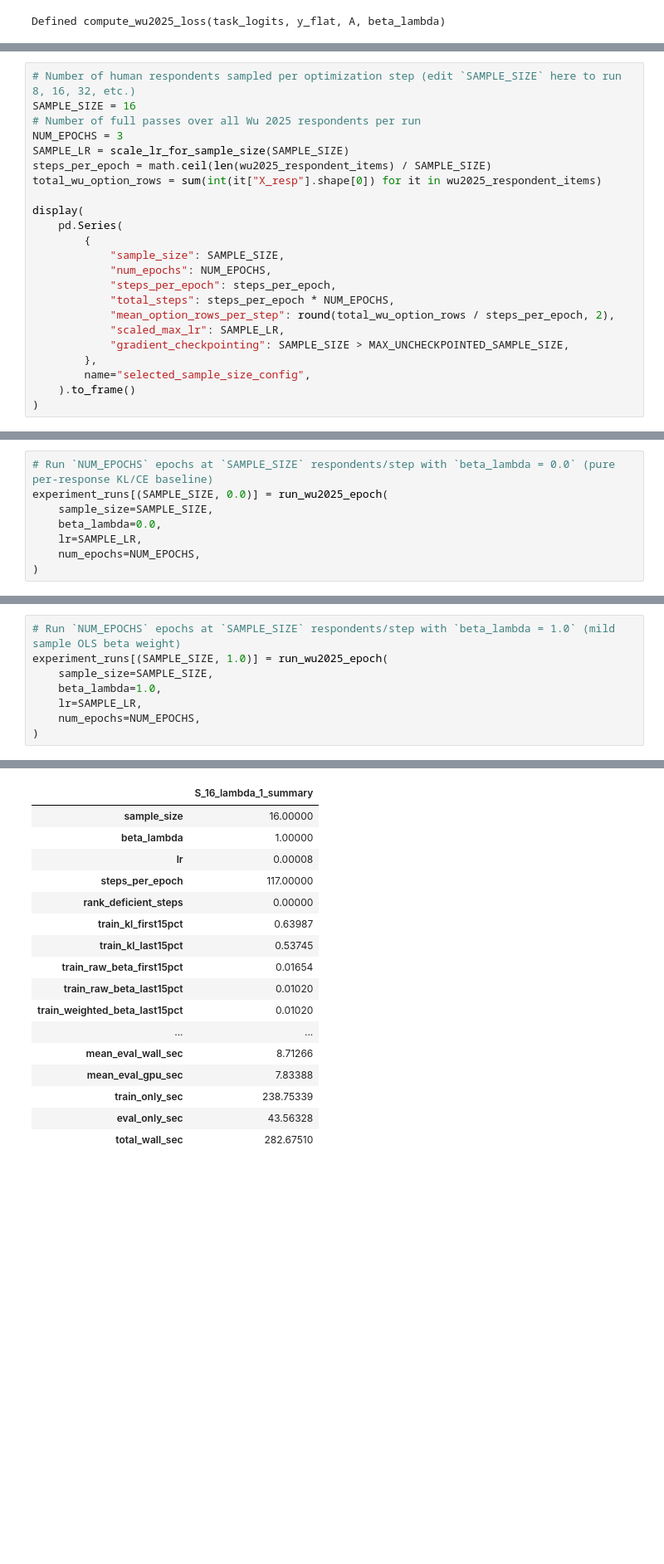
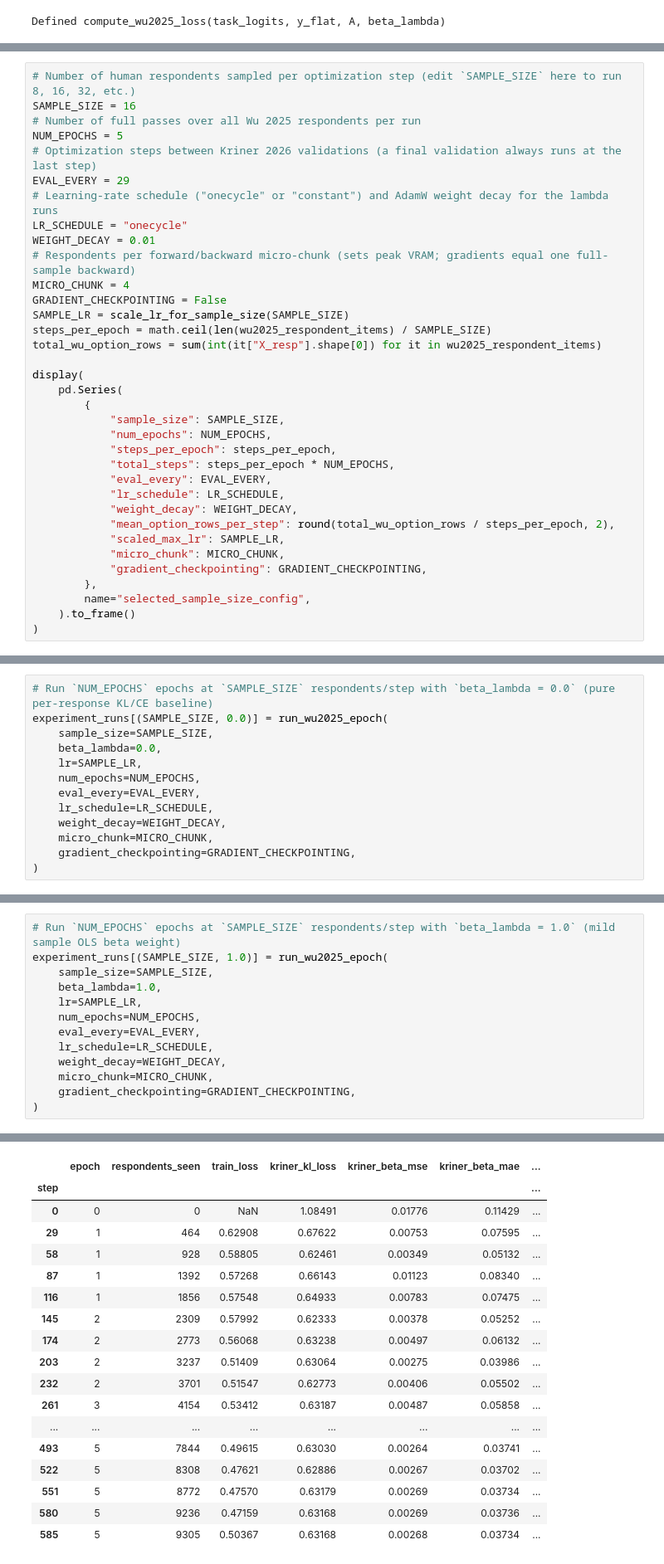
Before and after one commit to davoodwadi/decision-models-finetuning, a Jupyter notebook: code/train-notebooks/beta-training/train-beta-v4-more-epochs-800m.ipynb, the cells around one changed output, grey strips where cells are left out. Shown at 83% size. Saved outputs shown, nothing was run; the diff lists cells and outputs as text; blank space fills up the shorter version.

```diff
--- a/code/train-notebooks/beta-training/train-beta-v4-more-epochs-800m.ipynb
+++ b/code/train-notebooks/beta-training/train-beta-v4-more-epochs-800m.ipynb
@@ -894,7 +1260,15 @@ validate_kriner2026_population_ols(
 # Number of human respondents sampled per optimization step (edit `SAMPLE_SIZE` here to run 8, 16, 32, etc.)
 SAMPLE_SIZE = 16
 # Number of full passes over all Wu 2025 respondents per run
-NUM_EPOCHS = 3
+NUM_EPOCHS = 5
+# Optimization steps between Kriner 2026 validations (a final validation always runs at the last step)
+EVAL_EVERY = 29
+# Learning-rate schedule ("onecycle" or "constant") and AdamW weight decay for the lambda runs
+LR_SCHEDULE = "onecycle"
+WEIGHT_DECAY = 0.01
+# Respondents per forward/backward micro-chunk (sets peak VRAM; gradients equal one full-sample backward)
+MICRO_CHUNK = 4
+GRADIENT_CHECKPOINTING = False
 SAMPLE_LR = scale_lr_for_sample_size(SAMPLE_SIZE)
 steps_per_epoch = math.ceil(len(wu2025_respondent_items) / SAMPLE_SIZE)
 total_wu_option_rows = sum(int(it["X_resp"].shape[0]) for it in wu2025_respondent_items)
@@ -906,9 +1280,13 @@ display(
             "num_epochs": NUM_EPOCHS,
             "steps_per_epoch": steps_per_epoch,
             "total_steps": steps_per_epoch * NUM_EPOCHS,
+            "eval_every": EVAL_EVERY,
+            "lr_schedule": LR_SCHEDULE,
+            "weight_decay": WEIGHT_DECAY,
             "mean_option_rows_per_step": round(total_wu_option_rows / steps_per_epoch, 2),
             "scaled_max_lr": SAMPLE_LR,
-            "gradient_checkpointing": SAMPLE_SIZE > MAX_UNCHECKPOINTED_SAMPLE_SIZE,
+            "micro_chunk": MICRO_CHUNK,
+            "gradient_checkpointing": GRADIENT_CHECKPOINTING,
         },
         name="selected_sample_size_config",
     ).to_frame()
@@ -927,5 +1311,10 @@ experiment_runs[(SAMPLE_SIZE, 0.0)] = run_wu2025_epoch(
     beta_lambda=0.0,
     lr=SAMPLE_LR,
     num_epochs=NUM_EPOCHS,
+    eval_every=EVAL_EVERY,
+    lr_schedule=LR_SCHEDULE,
+    weight_decay=WEIGHT_DECAY,
+    micro_chunk=MICRO_CHUNK,
+    gradient_checkpointing=GRADIENT_CHECKPOINTING,
 )
 # %% [output]
@@ -966,5 +1344,10 @@ experiment_runs[(SAMPLE_SIZE, 1.0)] = run_wu2025_epoch(
     beta_lambda=1.0,
     lr=SAMPLE_LR,
     num_epochs=NUM_EPOCHS,
+    eval_every=EVAL_EVERY,
+    lr_schedule=LR_SCHEDULE,
+    weight_decay=WEIGHT_DECAY,
+    micro_chunk=MICRO_CHUNK,
+    gradient_checkpointing=GRADIENT_CHECKPOINTING,
 )
 # %% [output]
@@ -976,17 +1354,18 @@ experiment_runs[(SAMPLE_SIZE, 1.0)] = run_wu2025_epoch(
-|  | S_16_lambda_1_summary |
-| sample_size | 16.00000 |
-| beta_lambda | 1.00000 |
-| lr | 0.00008 |
-| steps_per_epoch | 117.00000 |
-| rank_deficient_steps | 0.00000 |
-| train_kl_first15pct | 0.63987 |
-| train_kl_last15pct | 0.53745 |
-| train_raw_beta_first15pct | 0.01654 |
-| train_raw_beta_last15pct | 0.01020 |
-| train_weighted_beta_last15pct | 0.01020 |
-| ... | ... |
-| mean_eval_wall_sec | 8.71266 |
-| mean_eval_gpu_sec | 7.83388 |
-| train_only_sec | 238.75339 |
-| eval_only_sec | 43.56328 |
-| total_wall_sec | 282.67510 |
+|  | epoch | respondents_seen | train_loss | kriner_kl_loss | kriner_beta_mse | kriner_beta_mae | ... |
+| step |  |  |  |  |  |  | ... |
+| 0 | 0 | 0 | NaN | 1.08491 | 0.01776 | 0.11429 | ... |
+| 29 | 1 | 464 | 0.62908 | 0.67622 | 0.00753 | 0.07595 | ... |
+| 58 | 1 | 928 | 0.58805 | 0.62461 | 0.00349 | 0.05132 | ... |
+| 87 | 1 | 1392 | 0.57268 | 0.66143 | 0.01123 | 0.08340 | ... |
+| 116 | 1 | 1856 | 0.57548 | 0.64933 | 0.00783 | 0.07475 | ... |
+| 145 | 2 | 2309 | 0.57992 | 0.62333 | 0.00378 | 0.05252 | ... |
+| 174 | 2 | 2773 | 0.56068 | 0.63238 | 0.00497 | 0.06132 | ... |
+| 203 | 2 | 3237 | 0.51409 | 0.63064 | 0.00275 | 0.03986 | ... |
+| 232 | 2 | 3701 | 0.51547 | 0.62773 | 0.00406 | 0.05502 | ... |
+| 261 | 3 | 4154 | 0.53412 | 0.63187 | 0.00487 | 0.05858 | ... |
+| ... | ... | ... | ... | ... | ... | ... | ... |
+| 493 | 5 | 7844 | 0.49615 | 0.63030 | 0.00264 | 0.03741 | ... |
+| 522 | 5 | 8308 | 0.47621 | 0.62886 | 0.00267 | 0.03702 | ... |
+| 551 | 5 | 8772 | 0.47570 | 0.63179 | 0.00269 | 0.03734 | ... |
+| 580 | 5 | 9236 | 0.47159 | 0.63168 | 0.00269 | 0.03736 | ... |
+| 585 | 5 | 9305 | 0.50367 | 0.63168 | 0.00268 | 0.03734 | ... |
```
Also changed, not shown: parts of 25 cells of this notebook, 4 other files.
